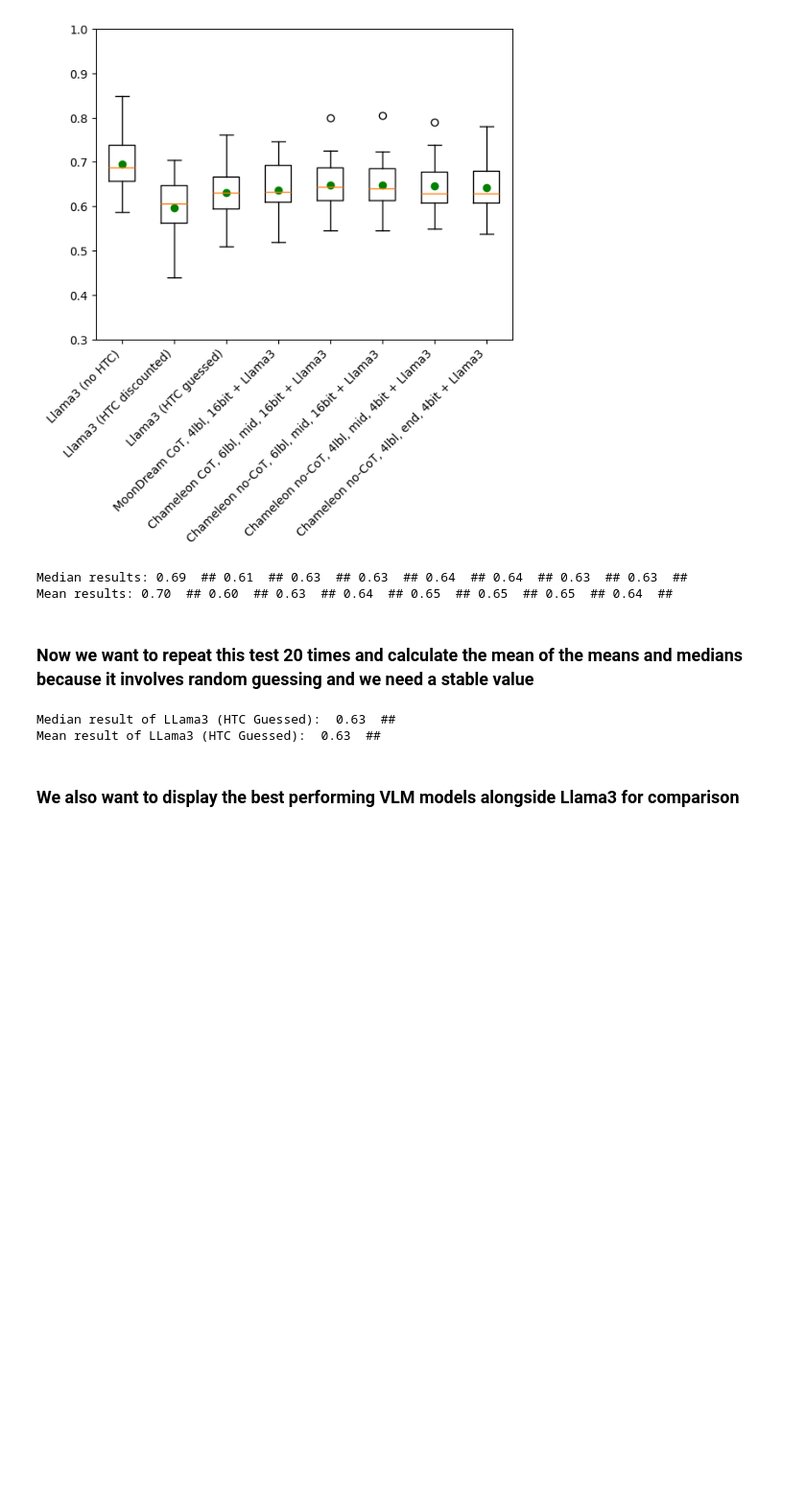
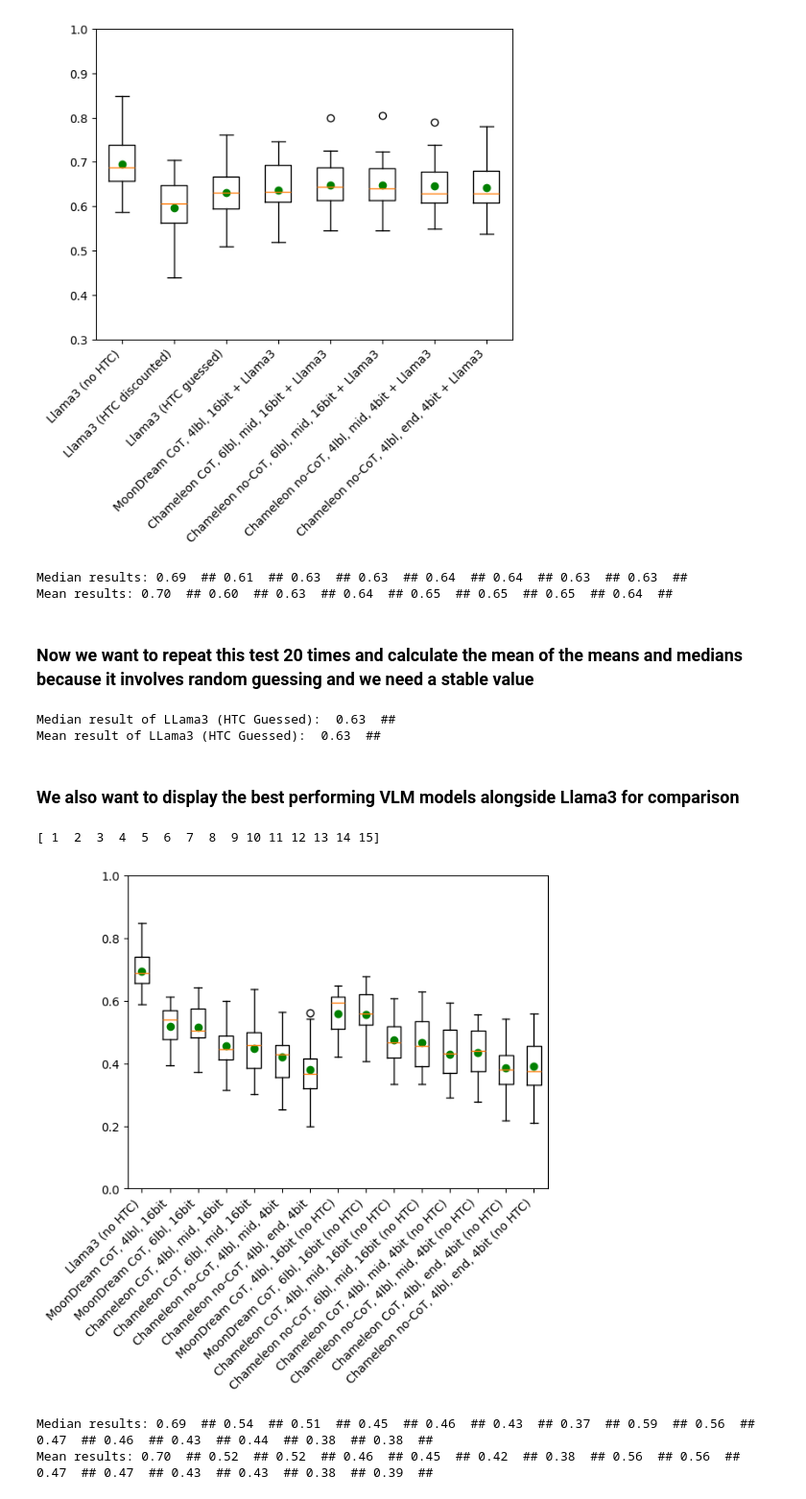
Before and after one commit to archie1983/cvm_semantic_navigation, a Jupyter notebook: analyse_classification_results_cvm_maj_revisions.ipynb, the cells around one changed output. Shown: that part at 96% size. Cells and saved outputs as stored; diff of their text form; code cells hidden in the pictures; blank space fills up the shorter version.

```diff
--- a/analyse_classification_results_cvm_maj_revisions.ipynb
+++ b/analyse_classification_results_cvm_maj_revisions.ipynb
@@ -1604,3 +1604,26 @@ Median result of LLama3 (HTC Guessed):  0.63  ##
 Mean result of LLama3 (HTC Guessed):  0.63  ##
 # %% [markdown]
 ### We also want to display the best performing VLM models alongside Llama3 for comparison
+# %%
+dataset_test_results = [llm_htc_excluded, cvm_accuracies_m_c_4, cvm_accuracies_m_c_6, cvm_accuracies_c_c_4_im,
+                       cvm_accuracies_c_c_6_im, cvm_accuracies_c_nc_4_im_nf4, cvm_accuracies_c_nc_4_ie_nf4,
+                       cvm_accuracies_m_c_4_nhtc, cvm_accuracies_m_c_6_nhtc, cvm_accuracies_c_c_4_im_nhtc,
+                       cvm_accuracies_c_nc_6_im_nhtc, cvm_accuracies_c_c_4_im_nf4_nhtc, cvm_accuracies_c_nc_4_im_nf4_nhtc,
+                       cvm_accuracies_c_c_4_ie_nf4_nhtc, cvm_accuracies_c_nc_4_ie_nf4_nhtc]
+normal_mean_results = [normal_mean_scores_llm_htc_excluded[0], normal_mean_scores_m_c_4[2], normal_mean_scores_m_c_6[2], normal_mean_scores_c_c_4_im[2],
+                      normal_mean_scores_c_c_6_im[2], normal_mean_scores_c_nc_4_im_nf4[2], normal_mean_scores_c_nc_4_ie_nf4[2],
+                      normal_mean_scores_m_c_4_nhtc[2], normal_mean_scores_m_c_6_nhtc[2], normal_mean_scores_c_c_4_im_nhtc[2],
+                      normal_mean_scores_c_nc_6_im_nhtc[2], normal_mean_scores_c_c_4_im_nf4_nhtc[2], normal_mean_scores_c_nc_4_im_nf4_nhtc[2],
+                      normal_mean_scores_c_c_4_ie_nf4_nhtc[2], normal_mean_scores_c_nc_4_ie_nf4_nhtc[2]]
+labels=['Llama3 (no HTC)', 'MoonDream CoT, 4lbl, 16bit', 'MoonDream CoT, 6lbl, 16bit', 'Chameleon CoT, 4lbl, mid, 16bit',
+       'Chameleon CoT, 6lbl, mid, 16bit', 'Chameleon no-CoT, 4lbl, mid, 4bit', 'Chameleon no-CoT, 4lbl, end, 4bit',
+       'MoonDream CoT, 4lbl, 16bit (no HTC)', 'MoonDream CoT, 6lbl, 16bit (no HTC)', 'Chameleon CoT, 4lbl, mid, 16bit (no HTC)',
+       'Chameleon no-CoT, 6lbl, mid, 16bit (no HTC)', 'Chameleon CoT, 4lbl, mid, 4bit (no HTC)', 'Chameleon no-CoT, 4lbl, mid, 4bit (no HTC)',
+       'Chameleon CoT, 4lbl, end, 4bit (no HTC)', 'Chameleon no-CoT, 4lbl, end, 4bit (no HTC)']
+
+plot_my_data(dataset_test_results, normal_mean_results, labels, 0)
+# %% [output]
+[ 1  2  3  4  5  6  7  8  9 10 11 12 13 14 15]
+[figure, added]
+Median results: 0.69  ## 0.54  ## 0.51  ## 0.45  ## 0.46  ## 0.43  ## 0.37  ## 0.59  ## 0.56  ## 0.47  ## 0.46  ## 0.43  ## 0.44  ## 0.38  ## 0.38  ##
+Mean results: 0.70  ## 0.52  ## 0.52  ## 0.46  ## 0.45  ## 0.42  ## 0.38  ## 0.56  ## 0.56  ## 0.47  ## 0.47  ## 0.43  ## 0.43  ## 0.38  ## 0.39  ##
```
Also changed, not shown: parts of 1 cell of this notebook.
